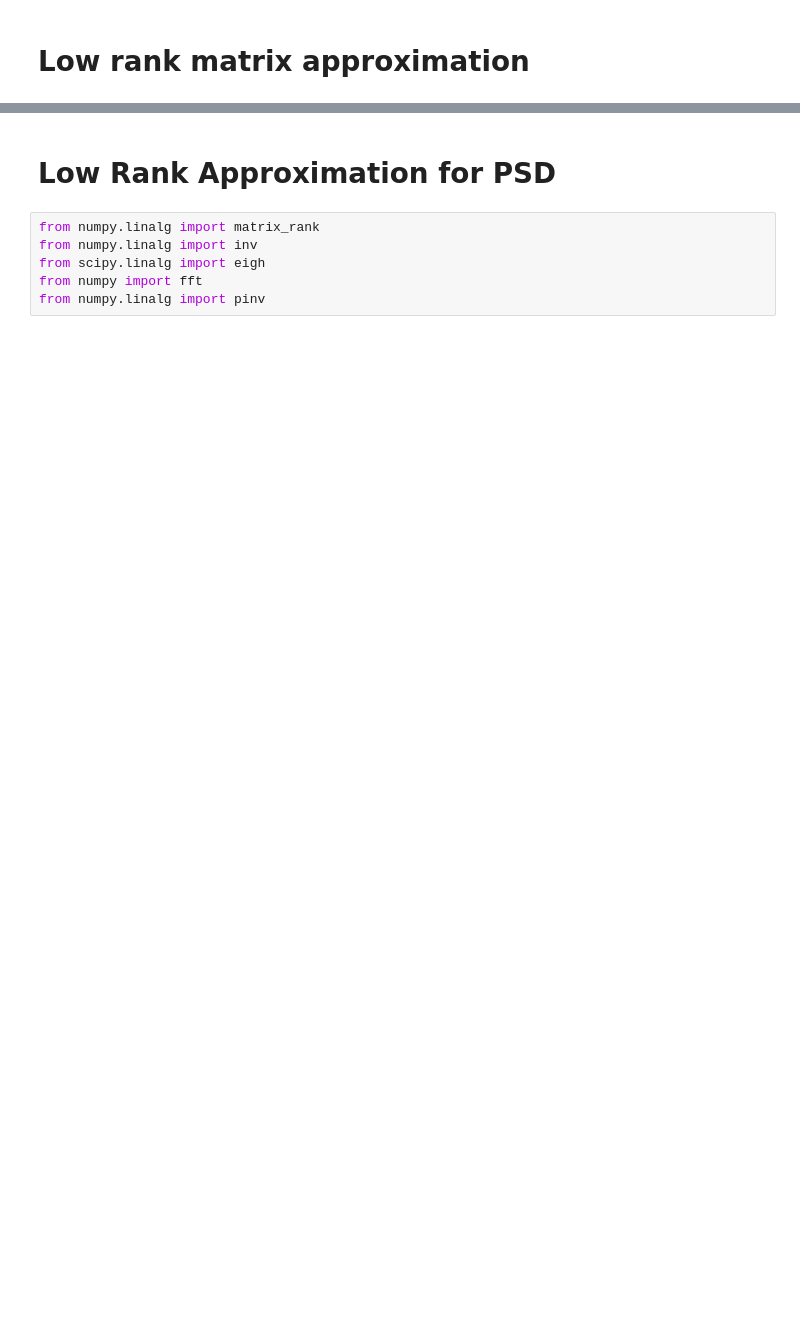
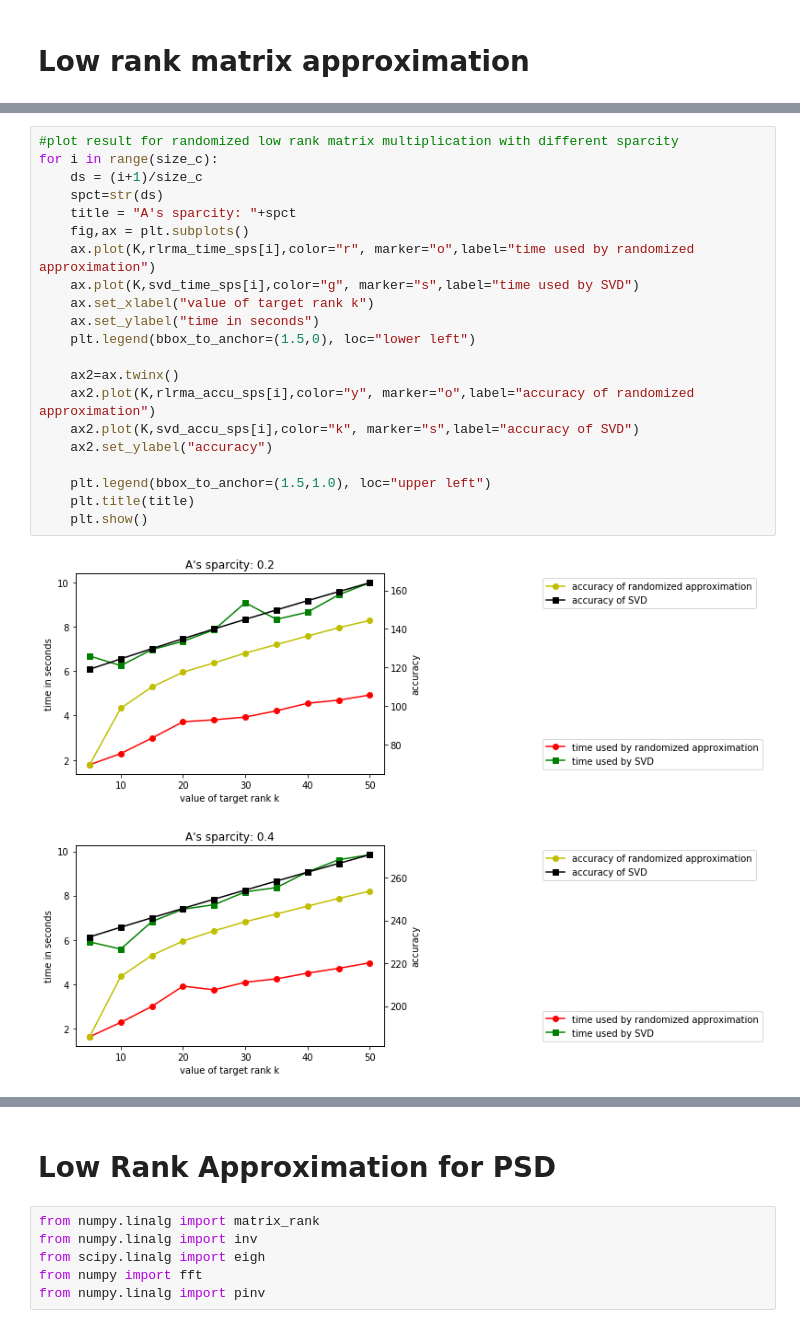
Before and after one commit to HaoyangLi0507/Randomized-Numerical-Linear-Algebra, a Jupyter notebook: randnla.ipynb, the cells around one changed output, grey strips where cells are left out. Drawn from its saved outputs; the diff is of its cells as text; blank space fills up the shorter version.

```diff
--- a/randnla.ipynb
+++ b/randnla.ipynb
@@ -387,0 +431,24 @@ d*math.log(d)*math.log(n)+d*math.log(n)/epslon
+# %%
+#plot result for randomized low rank matrix multiplication with different sparcity
+for i in range(size_c):
+    ds = (i+1)/size_c
+    spct=str(ds)
+    title = "A's sparcity: "+spct
+    fig,ax = plt.subplots()
+    ax.plot(K,rlrma_time_sps[i],color="r", marker="o",label="time used by randomized approximation")
+    ax.plot(K,svd_time_sps[i],color="g", marker="s",label="time used by SVD")
+    ax.set_xlabel("value of target rank k")
+    ax.set_ylabel("time in seconds")
+    plt.legend(bbox_to_anchor=(1.5,0), loc="lower left")
+
+    ax2=ax.twinx()
+    ax2.plot(K,rlrma_accu_sps[i],color="y", marker="o",label="accuracy of randomized approximation")
+    ax2.plot(K,svd_accu_sps[i],color="k", marker="s",label="accuracy of SVD")
+    ax2.set_ylabel("accuracy")
+
+    plt.legend(bbox_to_anchor=(1.5,1.0), loc="upper left")
+    plt.title(title)
+    plt.show()
+# %% [output]
+[figure, added]
+[figure, added]
```
Also changed, not shown: parts of 89 cells of this notebook.
